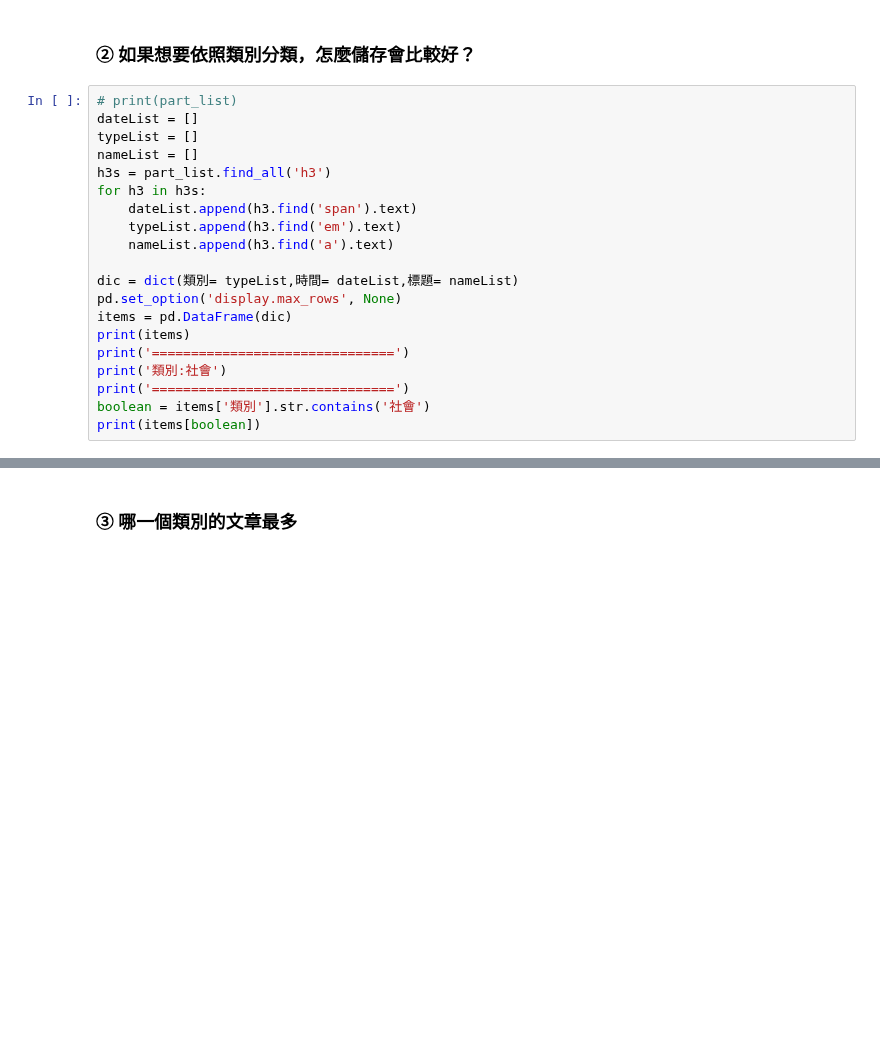
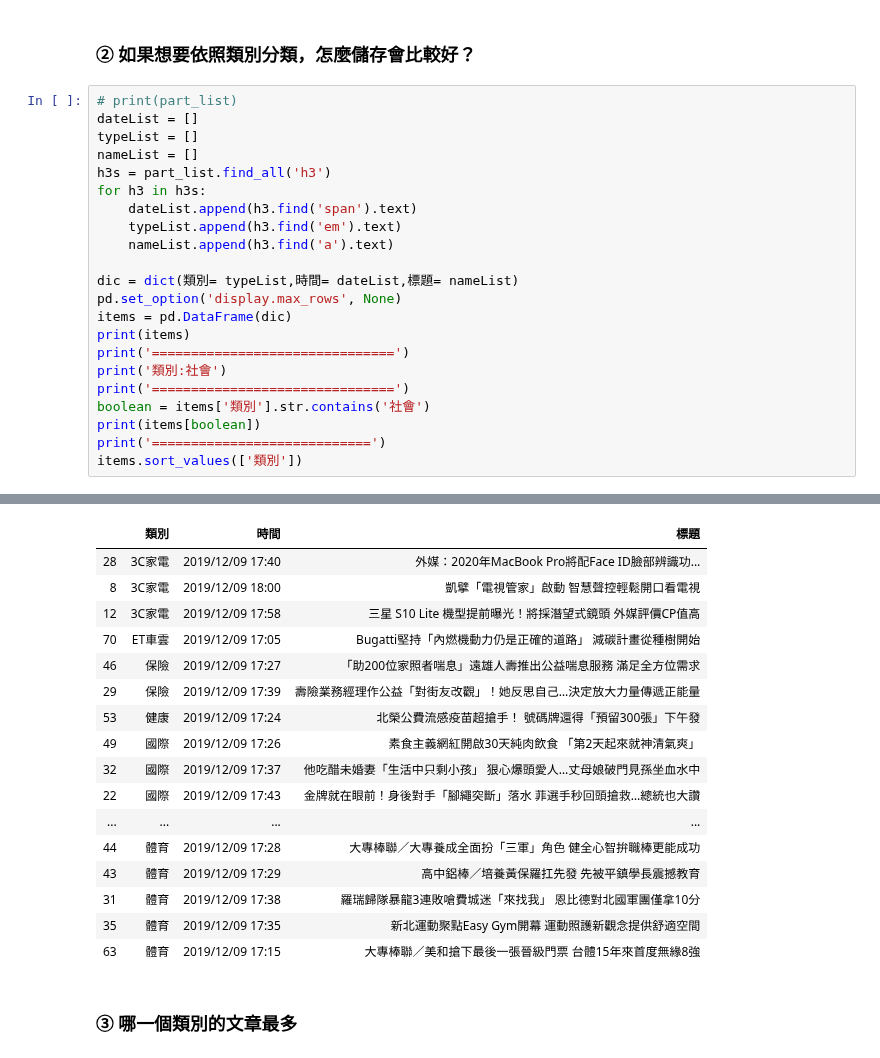
Before and after one commit to z655062/1st-PyCrawlerMarathon, a Jupyter notebook: homework/Day012_HW.ipynb, the cells around one changed output, grey strips where cells are left out. Saved outputs shown, nothing was run; the diff lists cells and outputs as text; blank space fills up the shorter version.

```diff
--- a/homework/Day012_HW.ipynb
+++ b/homework/Day012_HW.ipynb
@@ -66,4 +66,6 @@ print('類別:社會')
 print('===============================')
 boolean = items['類別'].str.contains('社會')
 print(items[boolean])
+print('============================')
+items.sort_values(['類別'])
 # %% [output]
@@ -87,3 +89,20 @@ print(items[boolean])
+|  | 類別 | 時間 | 標題 |
+| 28 | 3C家電 | 2019/12/09 17:40 | 外媒：2020年MacBook Pro將配Face ID臉部辨識功... |
+| 8 | 3C家電 | 2019/12/09 18:00 | 凱擘「電視管家」啟動 智慧聲控輕鬆開口看電視 |
+| 12 | 3C家電 | 2019/12/09 17:58 | 三星 S10 Lite 機型提前曝光！將採潛望式鏡頭 外媒評價CP值高 |
+| 70 | ET車雲 | 2019/12/09 17:05 | Bugatti堅持「內燃機動力仍是正確的道路」 減碳計畫從種樹開始 |
+| 46 | 保險 | 2019/12/09 17:27 | 「助200位家照者喘息」遠雄人壽推出公益喘息服務 滿足全方位需求 |
+| 29 | 保險 | 2019/12/09 17:39 | 壽險業務經理作公益「對街友改觀」！她反思自己…決定放大力量傳遞正能量 |
+| 53 | 健康 | 2019/12/09 17:24 | 北榮公費流感疫苗超搶手！ 號碼牌還得「預留300張」下午發 |
+| 49 | 國際 | 2019/12/09 17:26 | 素食主義網紅開啟30天純肉飲食 「第2天起來就神清氣爽」 |
+| 32 | 國際 | 2019/12/09 17:37 | 他吃醋未婚妻「生活中只剩小孩」 狠心爆頭愛人…丈母娘破門見孫坐血水中 |
+| 22 | 國際 | 2019/12/09 17:43 | 金牌就在眼前！身後對手「腳繩突斷」落水 菲選手秒回頭搶救…總統也大讚 |
+| ... | ... | ... | ... |
+| 44 | 體育 | 2019/12/09 17:28 | 大專棒聯／大專養成全面扮「三軍」角色 健全心智拚職棒更能成功 |
+| 43 | 體育 | 2019/12/09 17:29 | 高中鋁棒／培養黃保羅扛先發 先被平鎮學長震撼教育 |
+| 31 | 體育 | 2019/12/09 17:38 | 羅瑞歸隊暴龍3連敗嗆費城迷「來找我」 恩比德對北國軍團僅拿10分 |
+| 35 | 體育 | 2019/12/09 17:35 | 新北運動聚點Easy Gym開幕 運動照護新觀念提供舒適空間 |
+| 63 | 體育 | 2019/12/09 17:15 | 大專棒聯／美和搶下最後一張晉級門票 台體15年來首度無緣8強 |
 # %% [markdown]
 ### ③ 哪一個類別的文章最多
 # %%
```
Also changed, not shown: parts of 3 cells of this notebook.
